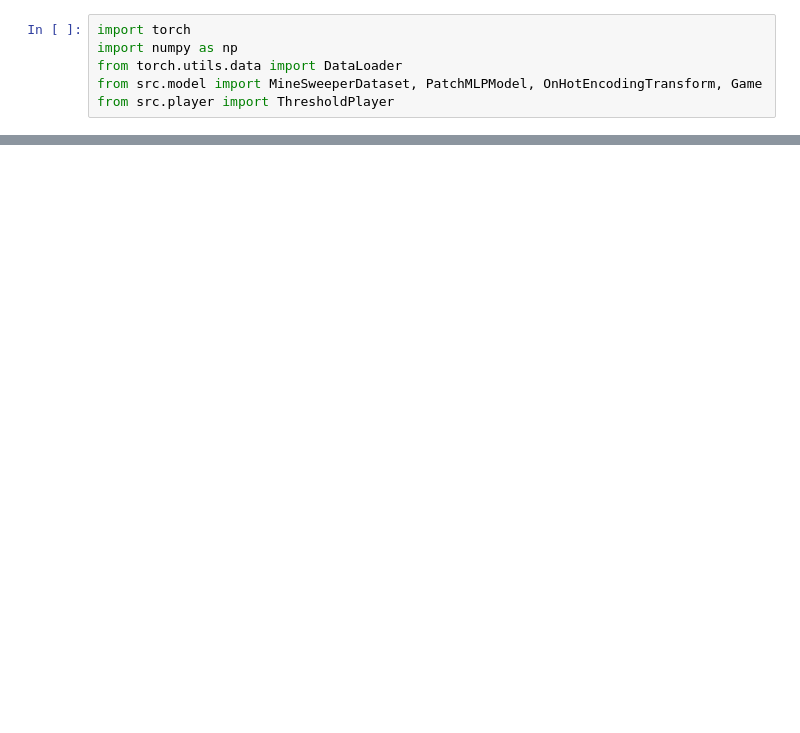
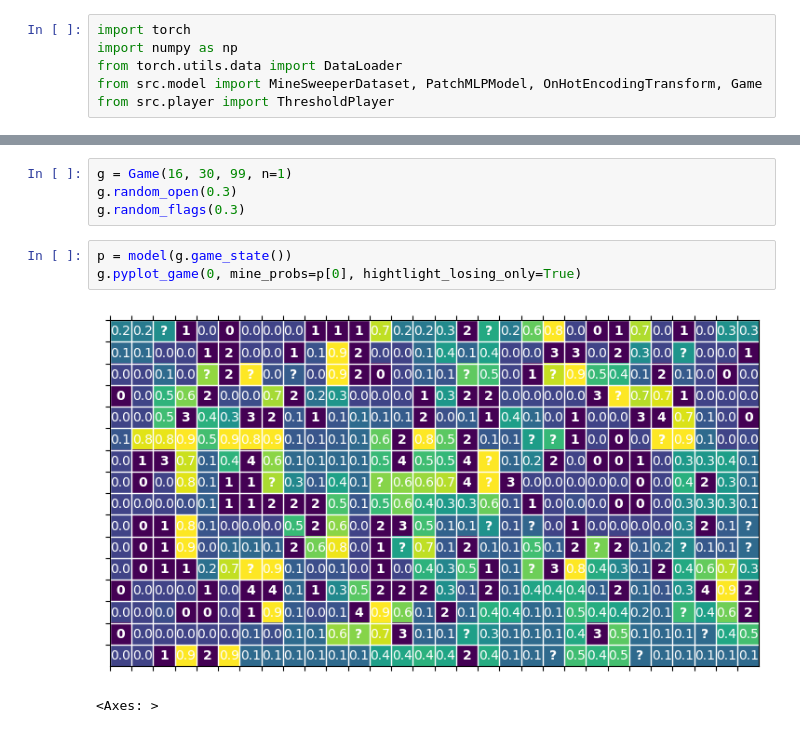
Before and after one commit to ClaudioPaterniti/MineSweeperLearning, a Jupyter notebook: train.ipynb, the cells around one changed output, grey strips where cells are left out. Cells and saved outputs as stored; diff of their text form; blank space fills up the shorter version.

```diff
--- a/train.ipynb
+++ b/train.ipynb
@@ -59,0 +123,10 @@ px.line(df)
+# %%
+g = Game(16, 30, 99, n=1)
+g.random_open(0.3)
+g.random_flags(0.3)
+# %%
+p = model(g.game_state())
+g.pyplot_game(0, mine_probs=p[0], hightlight_losing_only=True)
+# %% [output]
+[figure, added]
+<Axes: >
```
Also changed, not shown: parts of 16 cells of this notebook, 9 other files.
